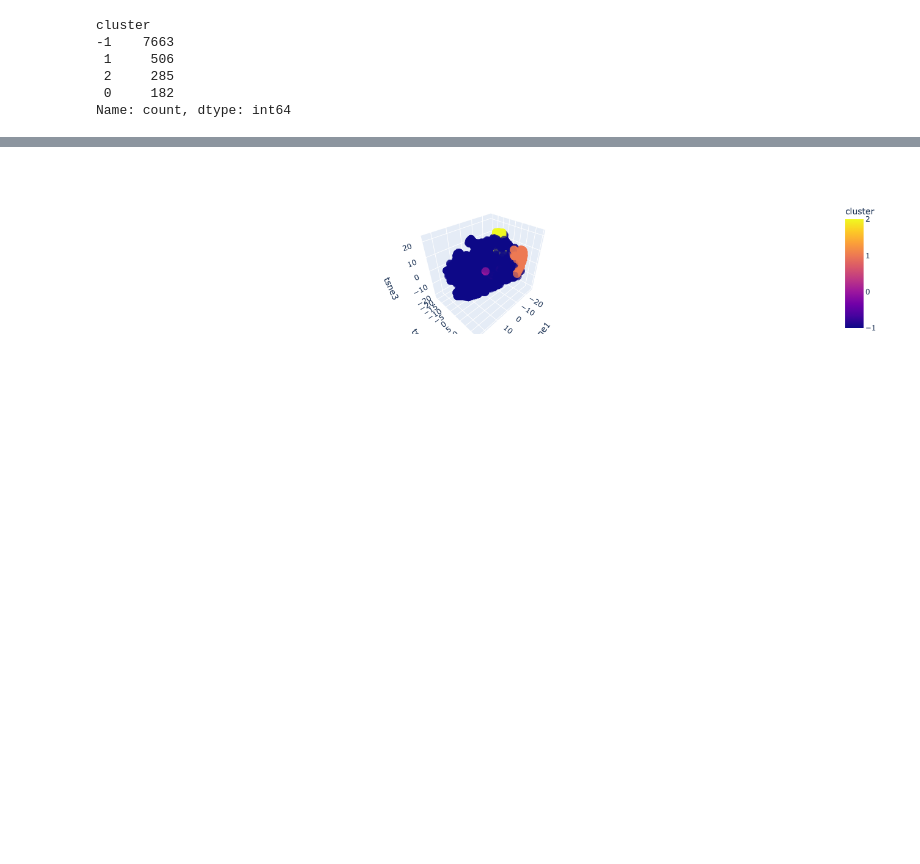
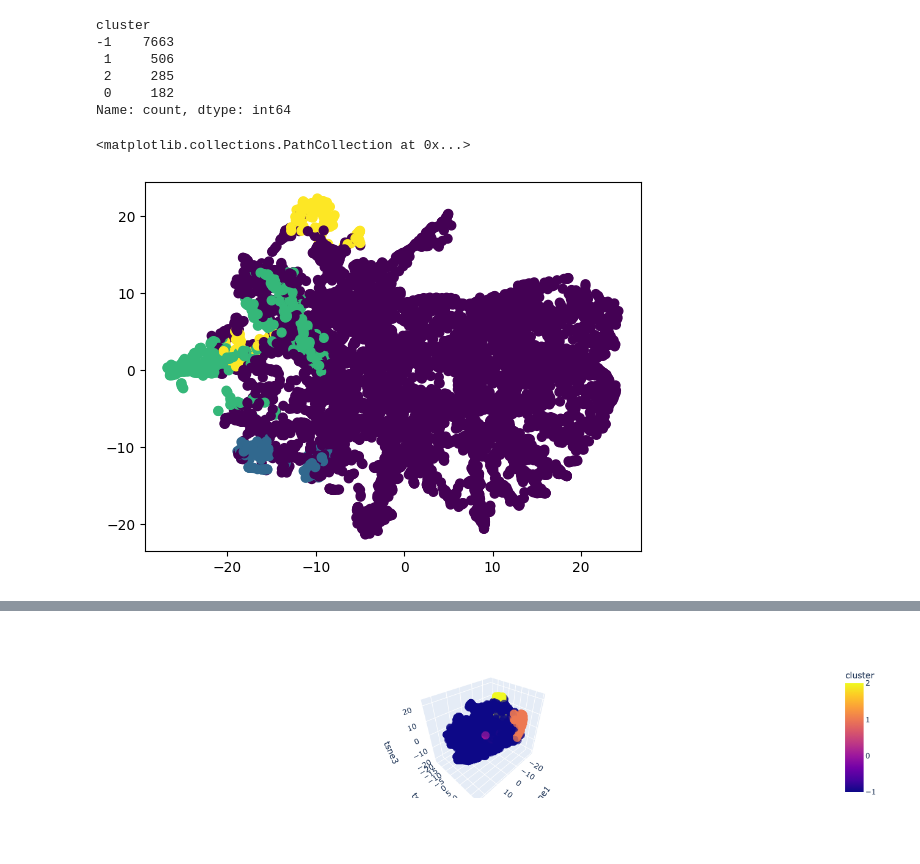
Before and after one commit to lusm554/clustering, a Jupyter notebook: clustering_example.ipynb, the cells around one changed output, grey strips where cells are left out. Drawn from its saved outputs; the diff is of its cells as text; code cells hidden in the pictures; blank space fills up the shorter version.

Commit message:
2d hdbscan

```diff
--- a/clustering_example.ipynb
+++ b/clustering_example.ipynb
@@ -228,10 +229,10 @@ pca_tsne_cols = tsne_columns + pca_columns
 # %%
 from sklearn.cluster import HDBSCAN
 # %%
-hdbscan_data = data.copy()
+test_hdbscan_data = data.copy()
 # %%
 %%time
 hdbscan = HDBSCAN(min_cluster_size=100)
-cluster = hdbscan.fit_predict(hdbscan_data.drop(pca_tsne_cols, axis=1))
-hdbscan_data["cluster"] = cluster
+cluster = hdbscan.fit_predict(test_hdbscan_data.drop(pca_tsne_cols, axis=1))
+test_hdbscan_data["cluster"] = cluster
 # %% [output]
@@ -250,3 +251,8 @@ cluster
  2     285
  0     182
 Name: count, dtype: int64
+# %%
+plt.scatter(x='tsne1', y='tsne3', c='cluster', s=40, cmap='viridis', data=test_hdbscan_data)
+# %% [output]
+<matplotlib.collections.PathCollection at 0x...>
+[figure, added]
```
Also changed, not shown: parts of 7 cells of this notebook.
